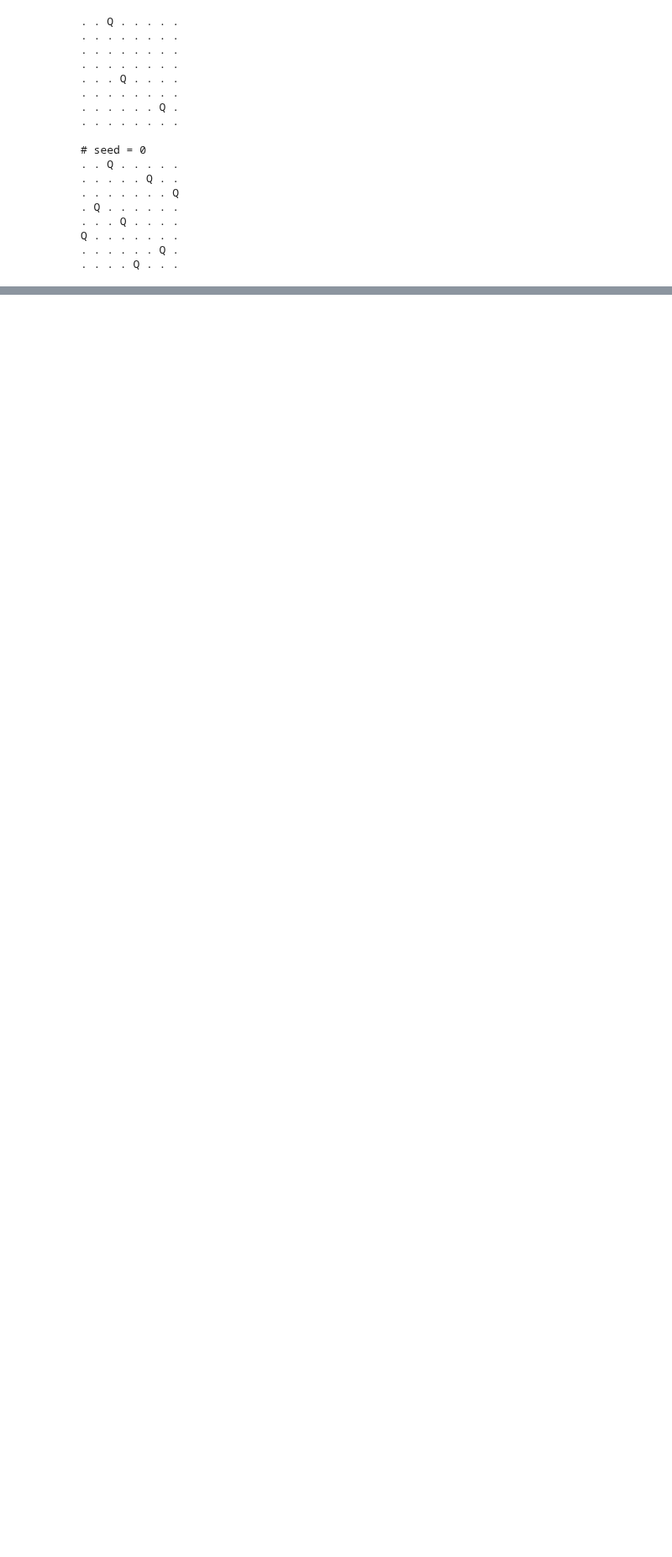
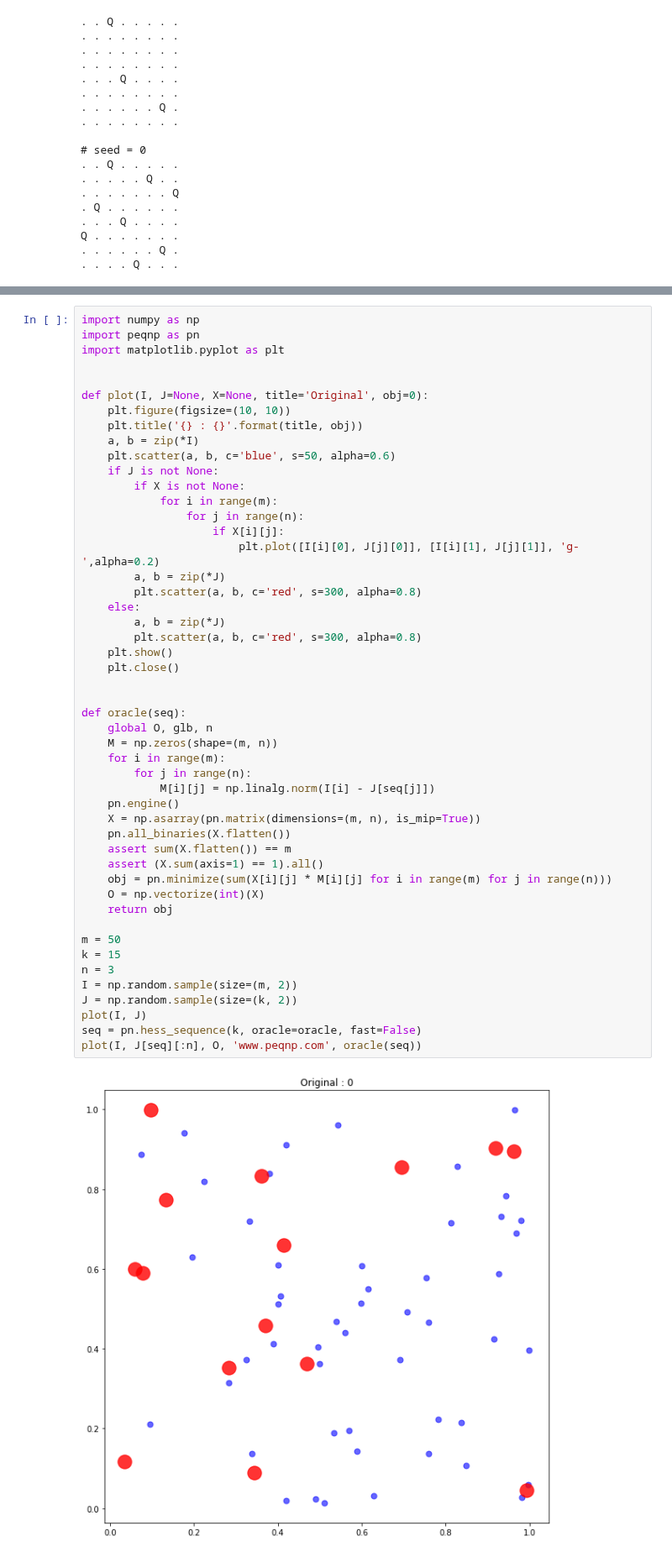
Before and after one commit to maxtuno/PEQNP, a Jupyter notebook: docs/PEQNP.ipynb, the cells around one changed output, grey strips where cells are left out. Shown at 84% size. Saved outputs shown, nothing was run; the diff lists cells and outputs as text; blank space fills up the shorter version.

```diff
--- a/docs/PEQNP.ipynb
+++ b/docs/PEQNP.ipynb
@@ -941,0 +1003,51 @@ Q . . . . . . .
+# %%
+import numpy as np
+import peqnp as pn
+import matplotlib.pyplot as plt
+
+
+def plot(I, J=None, X=None, title='Original', obj=0):
+    plt.figure(figsize=(10, 10))
+    plt.title('{} : {}'.format(title, obj))
+    a, b = zip(*I)
+    plt.scatter(a, b, c='blue', s=50, alpha=0.6)
+    if J is not None:
+        if X is not None:
+            for i in range(m):
+                for j in range(n):
+                    if X[i][j]:
+                        plt.plot([I[i][0], J[j][0]], [I[i][1], J[j][1]], 'g-',alpha=0.2)
+        a, b = zip(*J)
+        plt.scatter(a, b, c='red', s=300, alpha=0.8)
+    else:
+        a, b = zip(*J)
+        plt.scatter(a, b, c='red', s=300, alpha=0.8)
+    plt.show()
+    plt.close()
+
+
+def oracle(seq):
+    global O, glb, n
+    M = np.zeros(shape=(m, n))
+    for i in range(m):
+        for j in range(n):
+            M[i][j] = np.linalg.norm(I[i] - J[seq[j]])
+    pn.engine()
+    X = np.asarray(pn.matrix(dimensions=(m, n), is_mip=True))
+    pn.all_binaries(X.flatten())
+    assert sum(X.flatten()) == m
+    assert (X.sum(axis=1) == 1).all()
+    obj = pn.minimize(sum(X[i][j] * M[i][j] for i in range(m) for j in range(n)))
+    O = np.vectorize(int)(X)
+    return obj
+
+m = 50
+k = 15
+n = 3
+I = np.random.sample(size=(m, 2))
+J = np.random.sample(size=(k, 2))
+plot(I, J)
+seq = pn.hess_sequence(k, oracle=oracle, fast=False)
+plot(I, J[seq][:n], O, 'www.peqnp.com', oracle(seq))
+# %% [output]
+[figure, added]
```
Also changed, not shown: parts of 22 cells of this notebook.
